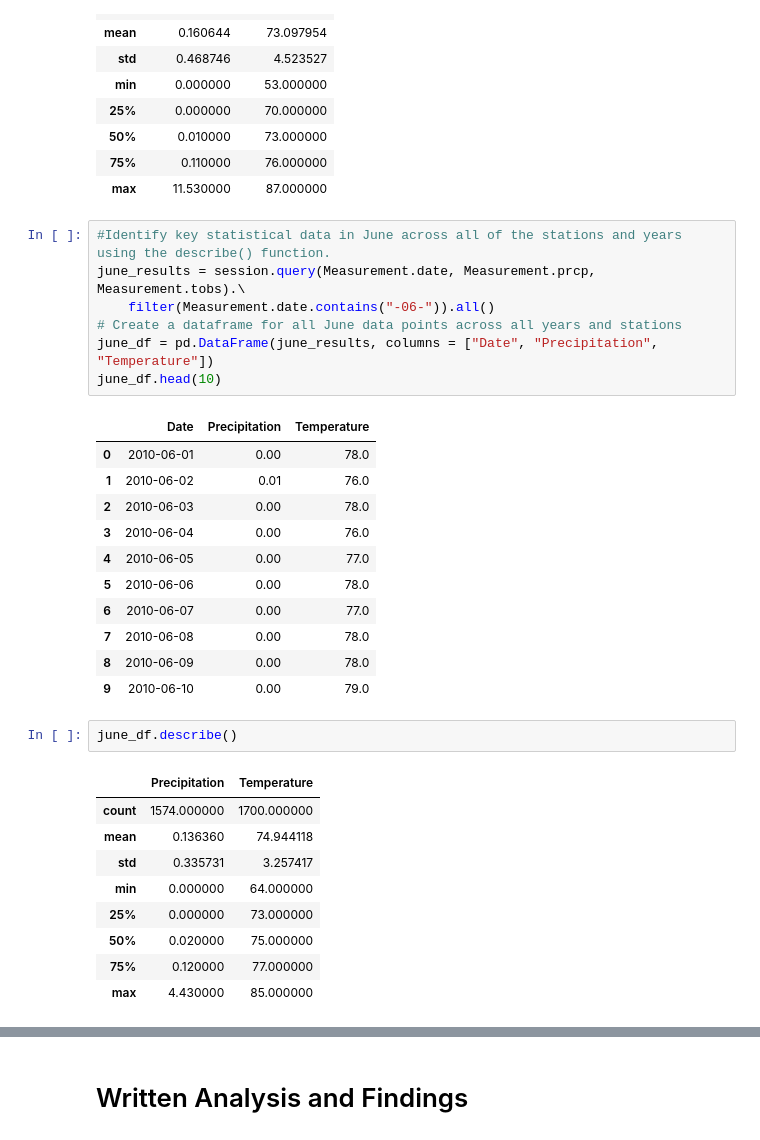
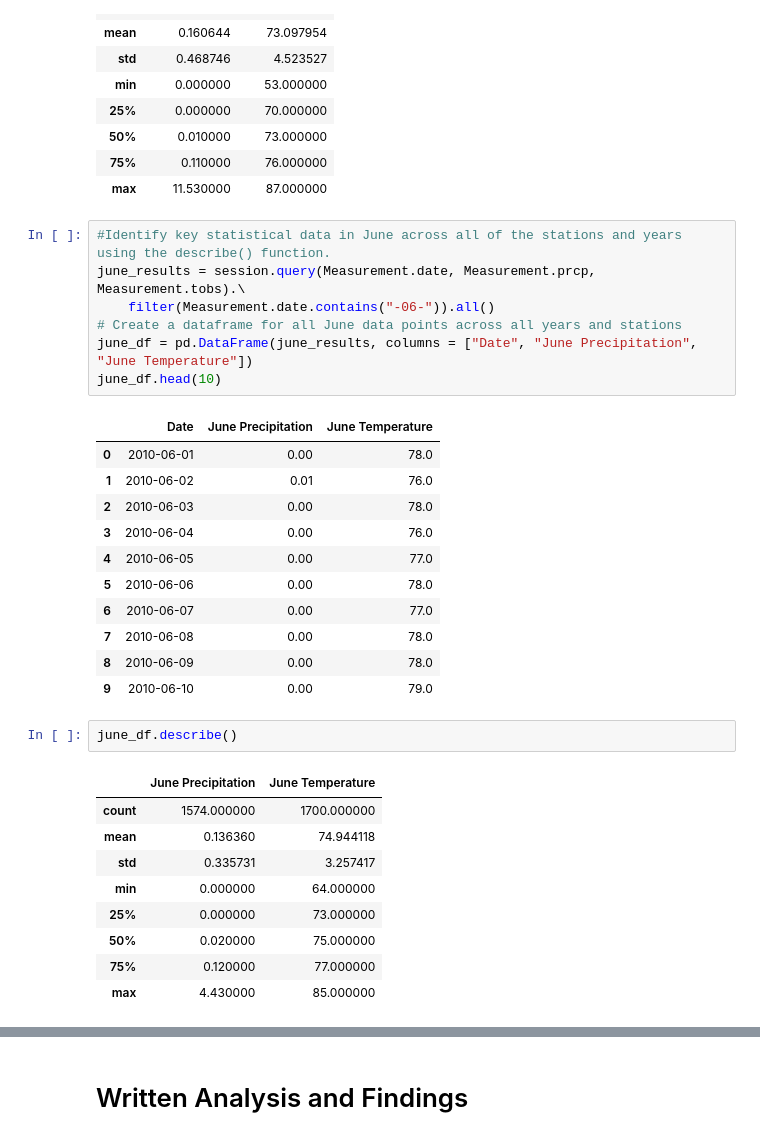
Before and after one commit to hillarykrumbholz/Surfs_Up, a Jupyter notebook: climate_analysis.ipynb, the cells around one changed output, grey strips where cells are left out. Cells and saved outputs as stored; diff of their text form.

```diff
--- a/climate_analysis.ipynb
+++ b/climate_analysis.ipynb
@@ -156,12 +156,12 @@ all_years_df.describe()
 # %%
 #Identify key statistical data in June across all of the stations and years using the describe() function.
 june_results = session.query(Measurement.date, Measurement.prcp, Measurement.tobs).\
     filter(Measurement.date.contains("-06-")).all()
 # Create a dataframe for all June data points across all years and stations
-june_df = pd.DataFrame(june_results, columns = ["Date", "Precipitation", "Temperature"])
+june_df = pd.DataFrame(june_results, columns = ["Date", "June Precipitation", "June Temperature"])
 june_df.head(10)
 # %% [output]
-|  | Date | Precipitation | Temperature |
+|  | Date | June Precipitation | June Temperature |
 | 0 | 2010-06-01 | 0.00 | 78.0 |
 | 1 | 2010-06-02 | 0.01 | 76.0 |
 | 2 | 2010-06-03 | 0.00 | 78.0 |
@@ -175,7 +175,7 @@ june_df.head(10)
 # %%
 june_df.describe()
 # %% [output]
-|  | Precipitation | Temperature |
+|  | June Precipitation | June Temperature |
 | count | 1574.000000 | 1700.000000 |
 | mean | 0.136360 | 74.944118 |
 | std | 0.335731 | 3.257417 |
```
Also changed, not shown: parts of 2 cells of this notebook, 2 other files.
